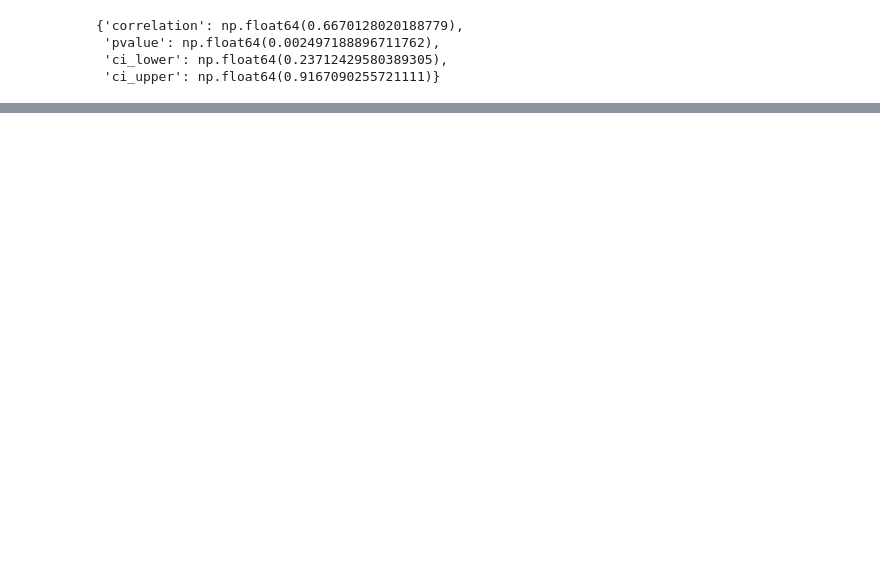
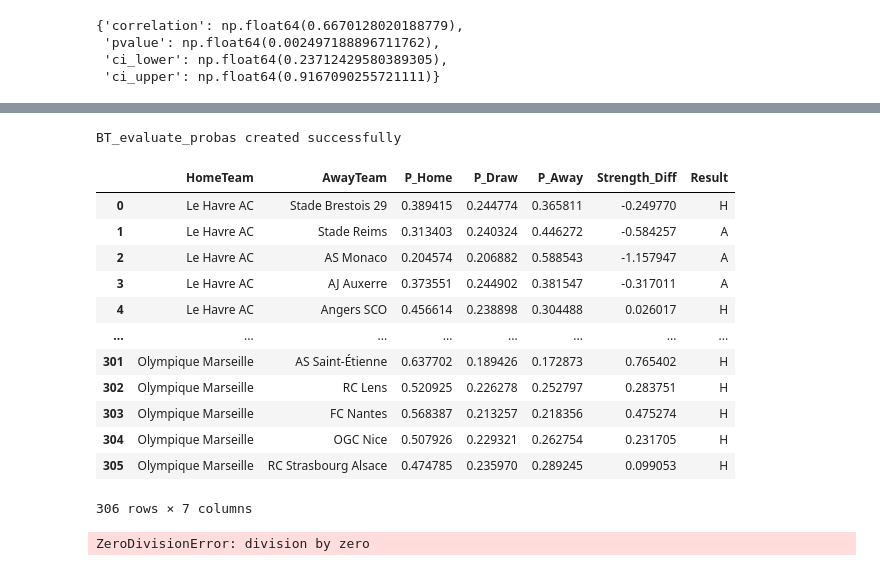
Before and after one commit to plemvan/Learning-Latent-Football-Team-Strengths, a Jupyter notebook: brouillon.ipynb, the cells around one changed output, grey strips where cells are left out. Drawn from its saved outputs; the diff is of its cells as text; code cells hidden in the pictures; blank space fills up the shorter version.

```diff
--- a/brouillon.ipynb
+++ b/brouillon.ipynb
@@ -140,0 +252,77 @@ Evaluate.spearman_correlation()
+# %%
+# Test BT_evaluate_probas
+
+from Test.test_BT_classical import BT_evaluate_probas
+
+# BT_results: simulate season
+teams = pd.unique(test_df[['HomeTeam', 'AwayTeam']].values.ravel())
+BT_results = bt_model.simulate_season(teams)
+
+# NBTR_results: load from CSV and add Result
+NBTR_results = pd.read_csv('Data/Predictions_24-25.csv')
+
+# Add Result column based on probabilities
+def determine_result(row):
+    p_home = row['P_Home']
+    p_draw = row['P_Draw']
+    p_away = row['P_Away']
+    if p_home > p_draw and p_home > p_away:
+        return 'H'
+    elif p_draw > p_away:
+        return 'D'
+    else:
+        return 'A'
+
+NBTR_results['Result'] = NBTR_results.apply(determine_result, axis=1)
+
+# Create evaluator
+evaluator_probas = BT_evaluate_probas(BT_results=BT_results, NBTR_results=NBTR_results, test_df=test_df)
+
+print("BT_evaluate_probas created successfully")
+# %% [output]
+BT_evaluate_probas created successfully
+# %%
+evaluator_probas.NBTR_results
+# %% [output]
+|  | HomeTeam | AwayTeam | P_Home | P_Draw | P_Away | Strength_Diff | Result |
+| 0 | Le Havre AC | Stade Brestois 29 | 0.389415 | 0.244774 | 0.365811 | -0.249770 | H |
+| 1 | Le Havre AC | Stade Reims | 0.313403 | 0.240324 | 0.446272 | -0.584257 | A |
+| 2 | Le Havre AC | AS Monaco | 0.204574 | 0.206882 | 0.588543 | -1.157947 | A |
+| 3 | Le Havre AC | AJ Auxerre | 0.373551 | 0.244902 | 0.381547 | -0.317011 | A |
+| 4 | Le Havre AC | Angers SCO | 0.456614 | 0.238898 | 0.304488 | 0.026017 | H |
+| ... | ... | ... | ... | ... | ... | ... | ... |
+| 301 | Olympique Marseille | AS Saint-Étienne | 0.637702 | 0.189426 | 0.172873 | 0.765402 | H |
+| 302 | Olympique Marseille | RC Lens | 0.520925 | 0.226278 | 0.252797 | 0.283751 | H |
+| 303 | Olympique Marseille | FC Nantes | 0.568387 | 0.213257 | 0.218356 | 0.475274 | H |
+| 304 | Olympique Marseille | OGC Nice | 0.507926 | 0.229321 | 0.262754 | 0.231705 | H |
+| 305 | Olympique Marseille | RC Strasbourg Alsace | 0.474785 | 0.235970 | 0.289245 | 0.099053 | H |
+306 rows × 7 columns
+# %%
+# Test all methods of BT_evaluate_probas
+
+print("Log-loss BT:", evaluator_probas.logloss('BT'))
+print("Log-loss NBTR:", evaluator_probas.logloss('NBTR'))
+
+print("Accuracy BT:", evaluator_probas.accuracy('BT'))
+print("Accuracy NBTR:", evaluator_probas.accuracy('NBTR'))
+
+print("Recall BT:", evaluator_probas.recall('BT'))
+print("Recall NBTR:", evaluator_probas.recall('NBTR'))
+
+print("Precision BT:", evaluator_probas.precision('BT'))
+print("Precision NBTR:", evaluator_probas.precision('NBTR'))
+
+print("Brier score BT:", evaluator_probas.brier_score('BT'))
+print("Brier score NBTR:", evaluator_probas.brier_score('NBTR'))
+
+# Reliability curve (without plotting)
+curve_bt = evaluator_probas.reliability_curve_draw('BT', plot=False)
+print("Reliability curve BT shape:", curve_bt.shape)
+
+curve_nbtr = evaluator_probas.reliability_curve_draw('NBTR', plot=False)
+print("Reliability curve NBTR shape:", curve_nbtr.shape)
+
+# Optional: plot reliability curve
+evaluator_probas.reliability_curve_draw('BT', plot=True)
+# %% [output]
+ZeroDivisionError: division by zero
```
Also changed, not shown: parts of 7 cells of this notebook, 3 other files.
